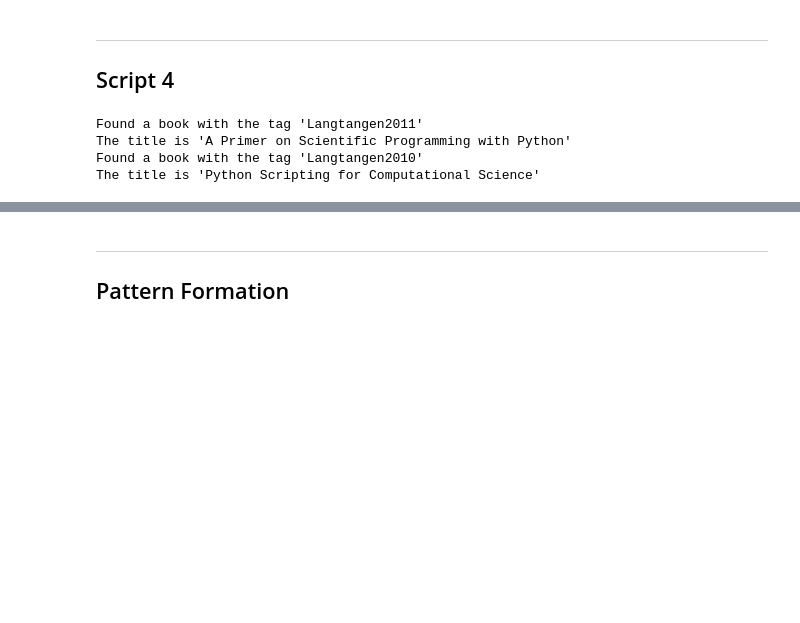
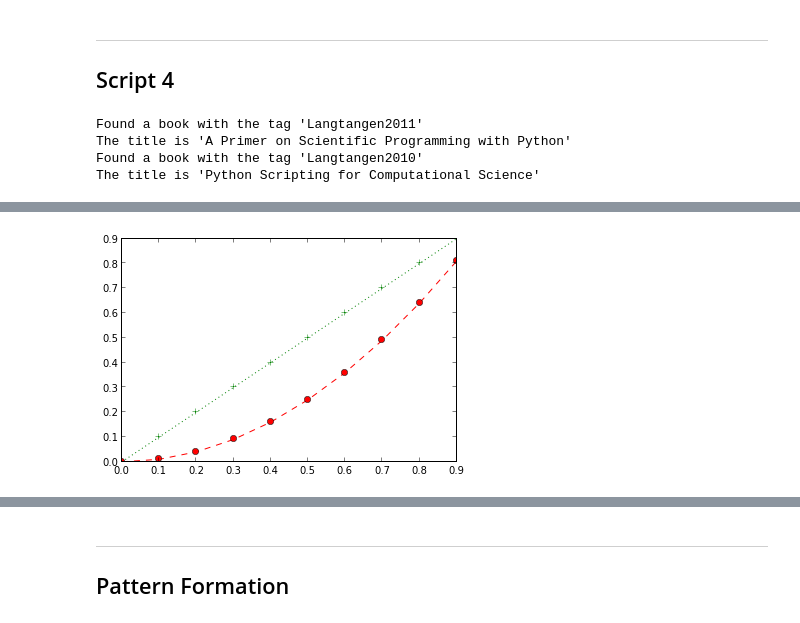
Before and after one commit to pyHPC/pyhpc-tutorial, a Jupyter notebook: 01_Introducing_Python.ipynb, the cells around one changed output, grey strips where cells are left out. Cells and saved outputs as stored; diff of their text form; code cells hidden in the pictures; blank space fills up the shorter version.

```diff
--- a/01_Introducing_Python.ipynb
+++ b/01_Introducing_Python.ipynb
@@ -646,0 +832,8 @@ The title is 'Python Scripting for Computational Science'
+# %%
+num_vals = 10
+x = [float(val)/num_vals for val in range(num_vals)]  # [0, .01, .02, ..., .98, .99]
+linear = [val for val in x]
+square = [val**2 for val in x]
+_= plot(x, linear, 'g:+', x, square, 'r--o')
+# %% [output]
+[figure, added]
```
Also changed, not shown: parts of 55 cells of this notebook.
